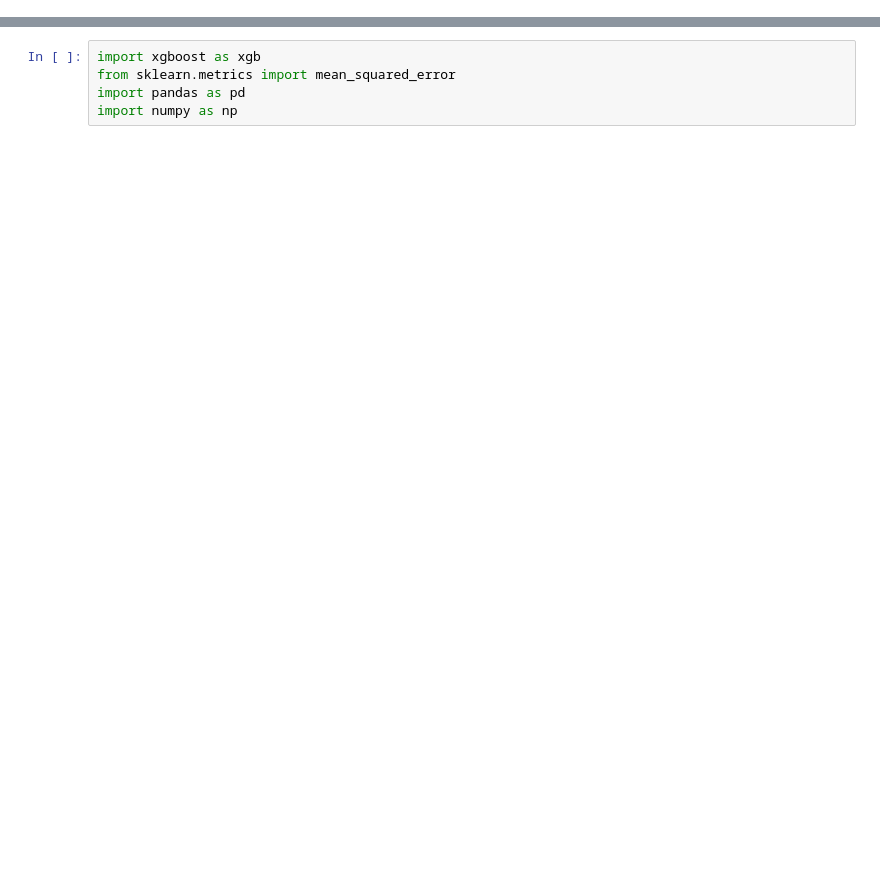
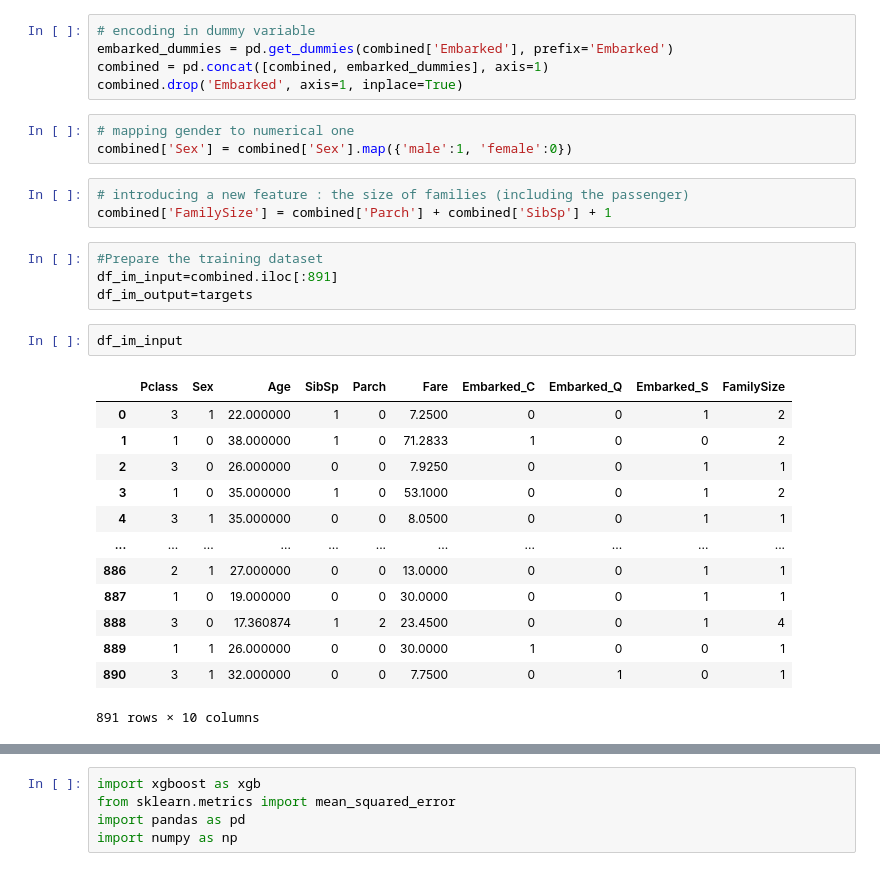
Before and after one commit to jinzhih/XGBoost, a Jupyter notebook: XGBoost.ipynb, the cells around one changed output, grey strips where cells are left out. Drawn from its saved outputs; the diff is of its cells as text; blank space fills up the shorter version.

```diff
--- a/XGBoost.ipynb
+++ b/XGBoost.ipynb
@@ -84,0 +198,31 @@ data.describe()
+# %%
+# encoding in dummy variable
+embarked_dummies = pd.get_dummies(combined['Embarked'], prefix='Embarked')
+combined = pd.concat([combined, embarked_dummies], axis=1)
+combined.drop('Embarked', axis=1, inplace=True)
+# %%
+# mapping gender to numerical one
+combined['Sex'] = combined['Sex'].map({'male':1, 'female':0})
+# %%
+# introducing a new feature : the size of families (including the passenger)
+combined['FamilySize'] = combined['Parch'] + combined['SibSp'] + 1
+# %%
+#Prepare the training dataset
+df_im_input=combined.iloc[:891]
+df_im_output=targets
+# %%
+df_im_input
+# %% [output]
+|  | Pclass | Sex | Age | SibSp | Parch | Fare | Embarked_C | Embarked_Q | Embarked_S | FamilySize |
+| 0 | 3 | 1 | 22.000000 | 1 | 0 | 7.2500 | 0 | 0 | 1 | 2 |
+| 1 | 1 | 0 | 38.000000 | 1 | 0 | 71.2833 | 1 | 0 | 0 | 2 |
+| 2 | 3 | 0 | 26.000000 | 0 | 0 | 7.9250 | 0 | 0 | 1 | 1 |
+| 3 | 1 | 0 | 35.000000 | 1 | 0 | 53.1000 | 0 | 0 | 1 | 2 |
+| 4 | 3 | 1 | 35.000000 | 0 | 0 | 8.0500 | 0 | 0 | 1 | 1 |
+| ... | ... | ... | ... | ... | ... | ... | ... | ... | ... | ... |
+| 886 | 2 | 1 | 27.000000 | 0 | 0 | 13.0000 | 0 | 0 | 1 | 1 |
+| 887 | 1 | 0 | 19.000000 | 0 | 0 | 30.0000 | 0 | 0 | 1 | 1 |
+| 888 | 3 | 0 | 17.360874 | 1 | 2 | 23.4500 | 0 | 0 | 1 | 4 |
+| 889 | 1 | 1 | 26.000000 | 0 | 0 | 30.0000 | 1 | 0 | 0 | 1 |
+| 890 | 3 | 1 | 32.000000 | 0 | 0 | 7.7500 | 0 | 1 | 0 | 1 |
+891 rows × 10 columns
```
Also changed, not shown: parts of 72 cells of this notebook.
